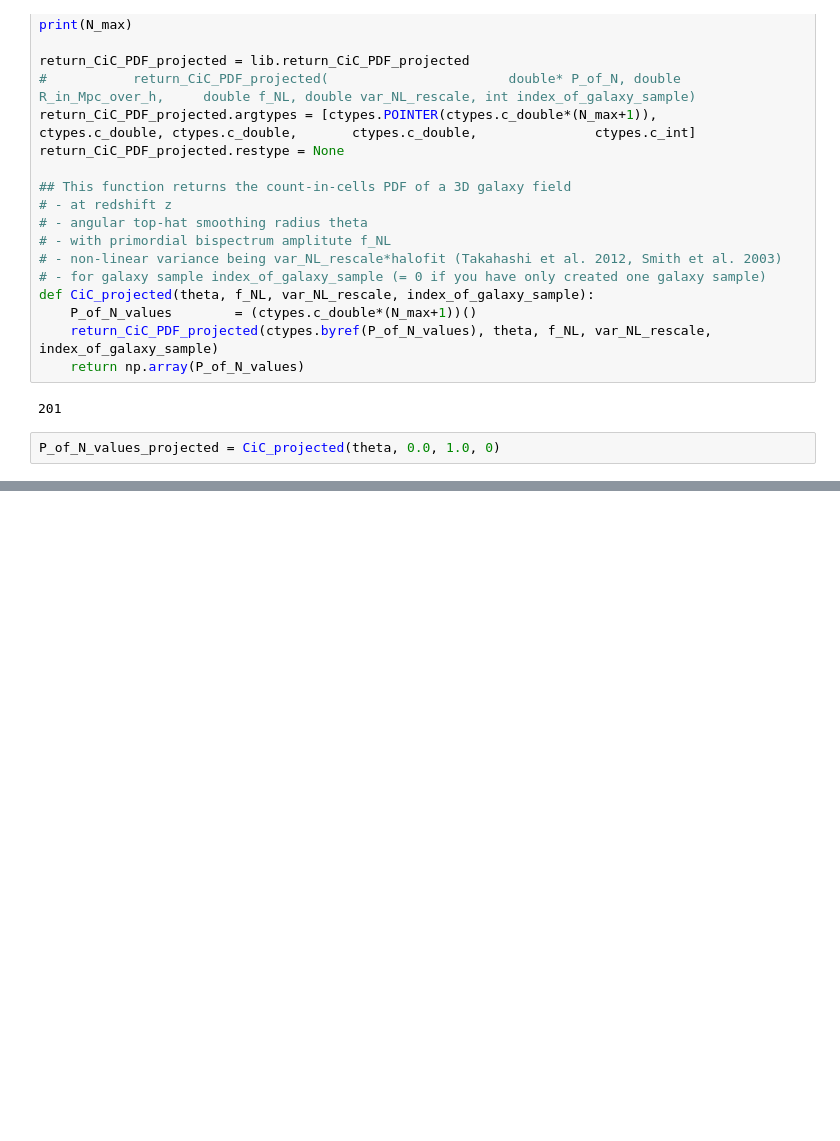
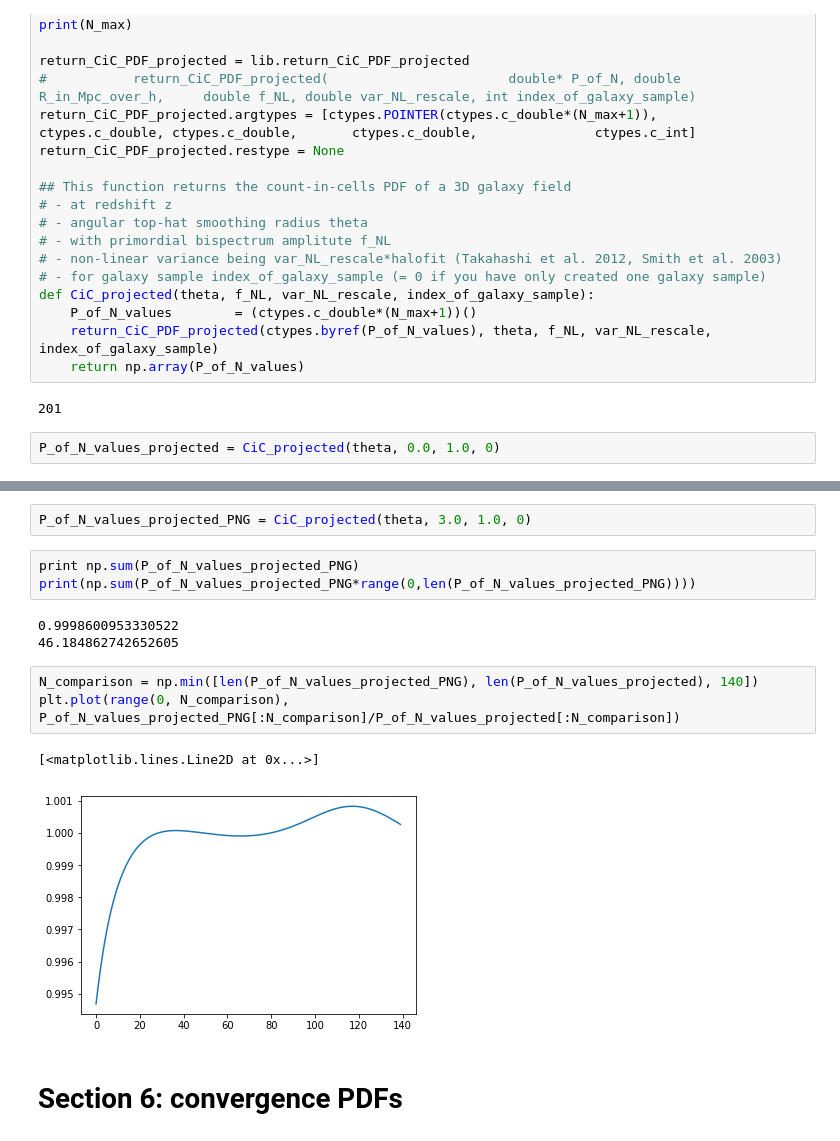
Before and after one commit to OliverFHD/CosMomentum, a Jupyter notebook: compute_PDF_and_CGF.ipynb, the cells around one changed output, grey strips where cells are left out. Saved outputs shown, nothing was run; the diff lists cells and outputs as text; blank space fills up the shorter version.

```diff
--- a/compute_PDF_and_CGF.ipynb
+++ b/compute_PDF_and_CGF.ipynb
@@ -645,0 +667,16 @@ print(np.sum(P_of_N_values_projected*range(0,len(P_of_N_values_projected))))
+# %%
+P_of_N_values_projected_PNG = CiC_projected(theta, 3.0, 1.0, 0)
+# %%
+print np.sum(P_of_N_values_projected_PNG)
+print(np.sum(P_of_N_values_projected_PNG*range(0,len(P_of_N_values_projected_PNG))))
+# %% [output]
+0.9998600953330522
+46.184862742652605
+# %%
+N_comparison = np.min([len(P_of_N_values_projected_PNG), len(P_of_N_values_projected), 140])
+plt.plot(range(0, N_comparison), P_of_N_values_projected_PNG[:N_comparison]/P_of_N_values_projected[:N_comparison])
+# %% [output]
+[<matplotlib.lines.Line2D at 0x...>]
+[figure, added]
+# %% [markdown]
+# Section 6: convergence PDFs
```
Also changed, not shown: parts of 11 cells of this notebook, 15 other files.
